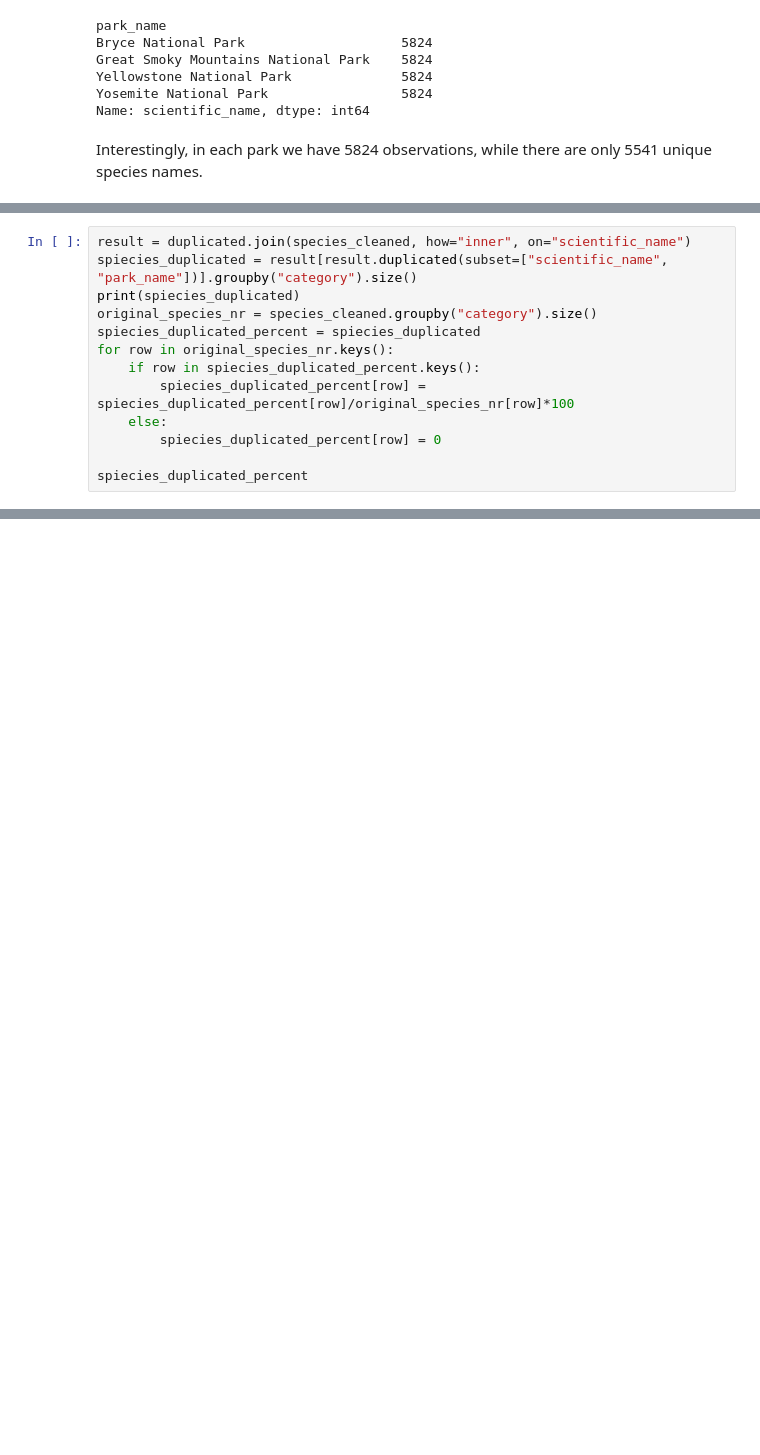
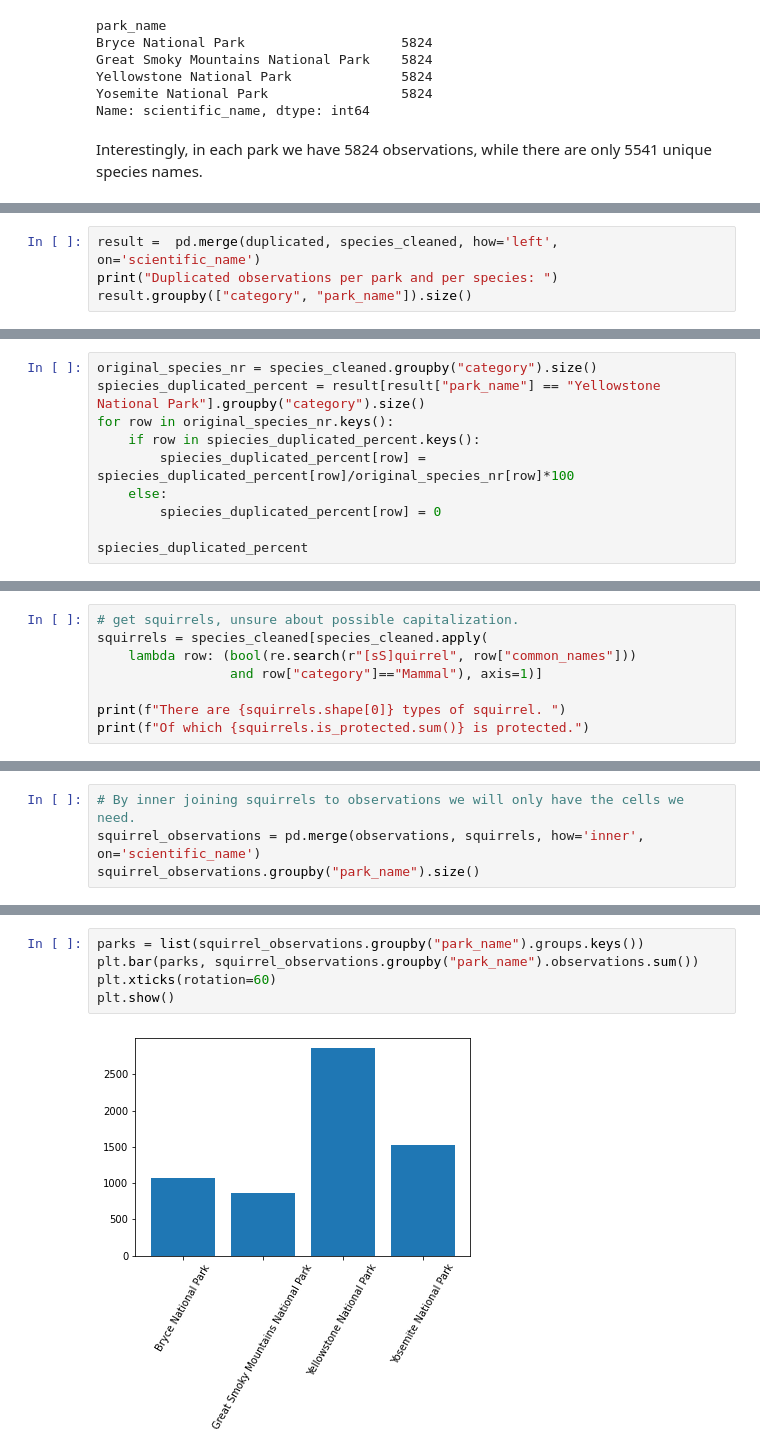
Before and after one commit to L-Koen/Biodiversity_Data_Science, a Jupyter notebook: biodiversity.ipynb, the cells around one changed output, grey strips where cells are left out. Drawn from its saved outputs; the diff is of its cells as text; blank space fills up the shorter version.

Commit message:
Cleaning and analising Observarions. Combining with spiecies.

```diff
--- a/biodiversity.ipynb
+++ b/biodiversity.ipynb
@@ -301,0 +308,4 @@ How many unique species are duplicated?
+# %%
+result =  pd.merge(duplicated, species_cleaned, how='left', on='scientific_name')
+print("Duplicated observations per park and per species: ")
+result.groupby(["category", "park_name"]).size()
@@ -302,9 +333,6 @@ How many unique species are duplicated?
 # %%
-result = duplicated.join(species_cleaned, how="inner", on="scientific_name")
-spiecies_duplicated = result[result.duplicated(subset=["scientific_name", "park_name"])].groupby("category").size()
-print(spiecies_duplicated)
 original_species_nr = species_cleaned.groupby("category").size()
-spiecies_duplicated_percent = spiecies_duplicated
+spiecies_duplicated_percent = result[result["park_name"] == "Yellowstone National Park"].groupby("category").size()
 for row in original_species_nr.keys():
     if row in spiecies_duplicated_percent.keys():
         spiecies_duplicated_percent[row] = spiecies_duplicated_percent[row]/original_species_nr[row]*100
@@ -316,0 +362,8 @@ ValueError: You are trying to merge on object and int64 columns. If you wish to
+# %%
+# get squirrels, unsure about possible capitalization.
+squirrels = species_cleaned[species_cleaned.apply(
+    lambda row: (bool(re.search(r"[sS]quirrel", row["common_names"]))
+                 and row["category"]=="Mammal"), axis=1)]
+
+print(f"There are {squirrels.shape[0]} types of squirrel. ")
+print(f"Of which {squirrels.is_protected.sum()} is protected.")
@@ -316,0 +375,4 @@ ValueError: You are trying to merge on object and int64 columns. If you wish to
+# %%
+# By inner joining squirrels to observations we will only have the cells we need.
+squirrel_observations = pd.merge(observations, squirrels, how='inner', on='scientific_name')
+squirrel_observations.groupby("park_name").size()
@@ -316,0 +389,7 @@ ValueError: You are trying to merge on object and int64 columns. If you wish to
+# %%
+parks = list(squirrel_observations.groupby("park_name").groups.keys())
+plt.bar(parks, squirrel_observations.groupby("park_name").observations.sum())
+plt.xticks(rotation=60)
+plt.show()
+# %% [output]
+[figure, added]
```
Also changed, not shown: parts of 18 cells of this notebook.
